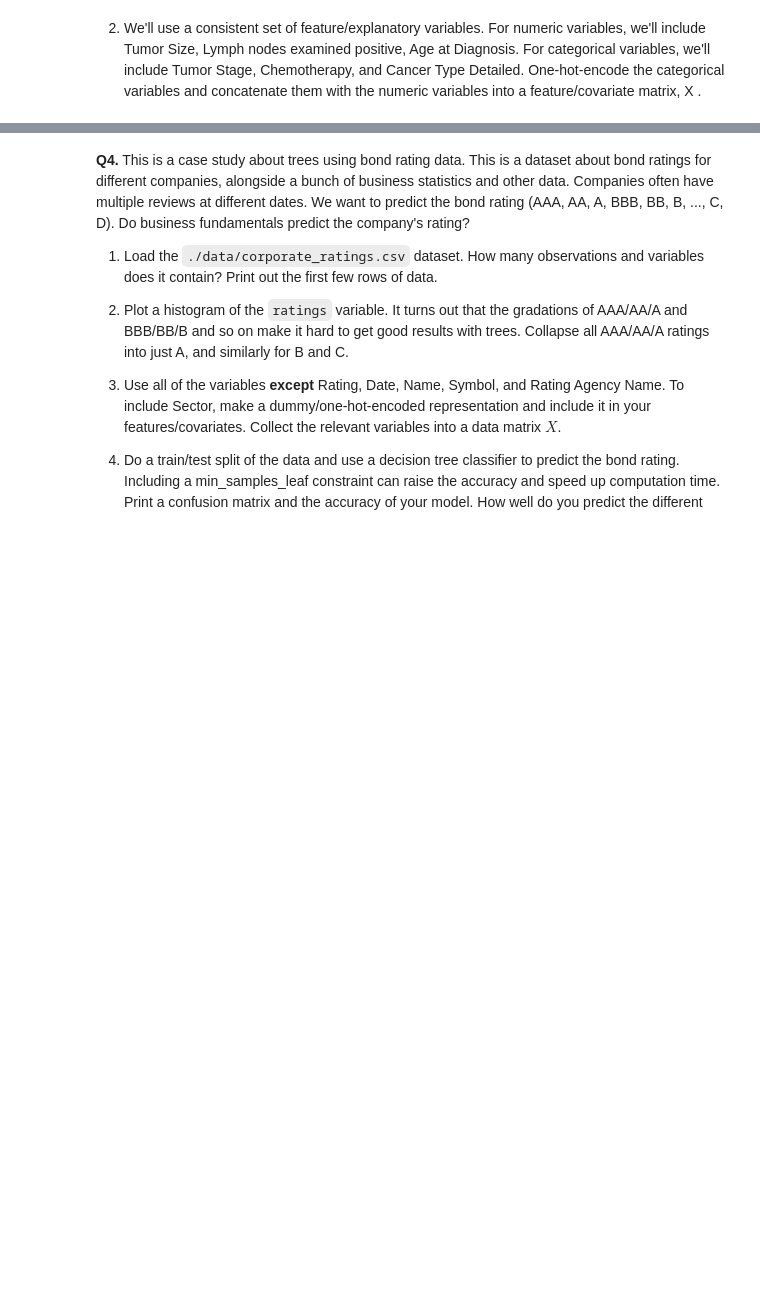
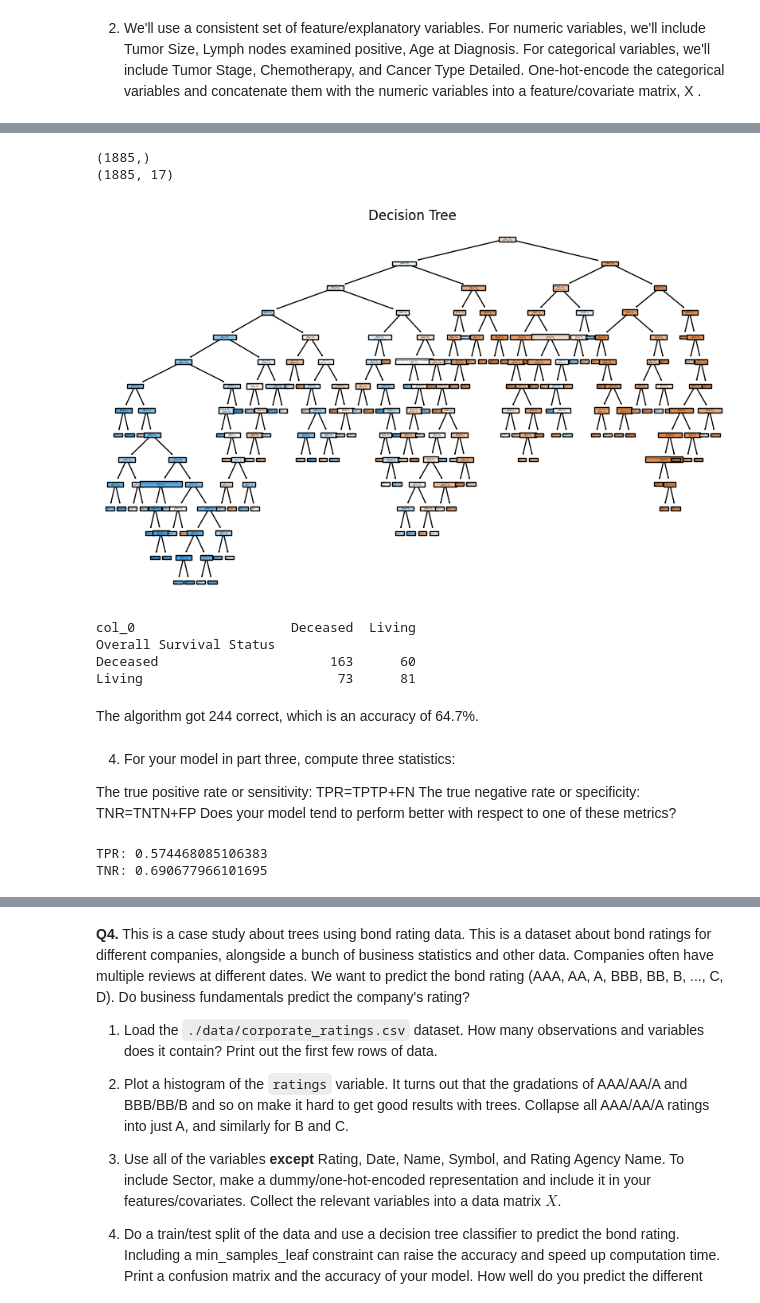
Before and after one commit to aileenkent/trees, a Jupyter notebook: assignment/assignment.ipynb, the cells around one changed output, grey strips where cells are left out. Drawn from its saved outputs; the diff is of its cells as text; code cells hidden in the pictures; blank space fills up the shorter version.

```diff
--- a/assignment/assignment.ipynb
+++ b/assignment/assignment.ipynb
@@ -244,0 +275,14 @@ breastcancer = pd.get_dummies(breastcancer, columns=['Tumor Stage', 'Chemotherap
+# %%
+Y = breastcancer['Overall Survival Status']
+# %%
+X = X.dropna() #decided to drop the missing values
+# %%
+Y = Y[Y.index.isin(X.index)] #doing this to make sure that Y is the same lengh as X
+# %%
+print(Y.shape)
+print(X.shape)
+# %% [output]
+(1885,)
+(1885, 17)
+# %%
+X_train, X_test, Y_train, Y_test = train_test_split(X, Y, test_size=0.2, random_state=42)
@@ -244,0 +291,37 @@ breastcancer = pd.get_dummies(breastcancer, columns=['Tumor Stage', 'Chemotherap
+# %%
+pred = DecisionTreeClassifier(min_samples_leaf=10, random_state=42)
+pred.fit(X_train, Y_train)
+y_hat = pred.predict(X_test)
+
+plt.figure(figsize = (10, 6))
+plot_tree(pred, filled = True, feature_names = X.columns)
+plt.title('Decision Tree')
+plt.show()
+# %% [output]
+[figure, added]
+# %%
+tab = pd.crosstab(Y_test, y_hat)
+print(tab)
+# %% [output]
+col_0                    Deceased  Living
+Overall Survival Status
+Deceased                      163      60
+Living                         73      81
+# %% [markdown]
+The algorithm got 244 correct, which is an accuracy of 64.7%.
+# %% [markdown]
+4. For your model in part three, compute three statistics:
+
+The true positive rate or sensitivity:
+TPR=TPTP+FN
+The true negative rate or specificity:
+TNR=TNTN+FP
+Does your model tend to perform better with respect to one of these metrics?
+# %%
+TPR = 81/(81+60)
+TNR = 163/(163+73)
+print('TPR:', TPR)
+print('TNR:', TNR)
+# %% [output]
+TPR: 0.574468085106383
+TNR: 0.690677966101695
```
Also changed, not shown: parts of 13 cells of this notebook.
